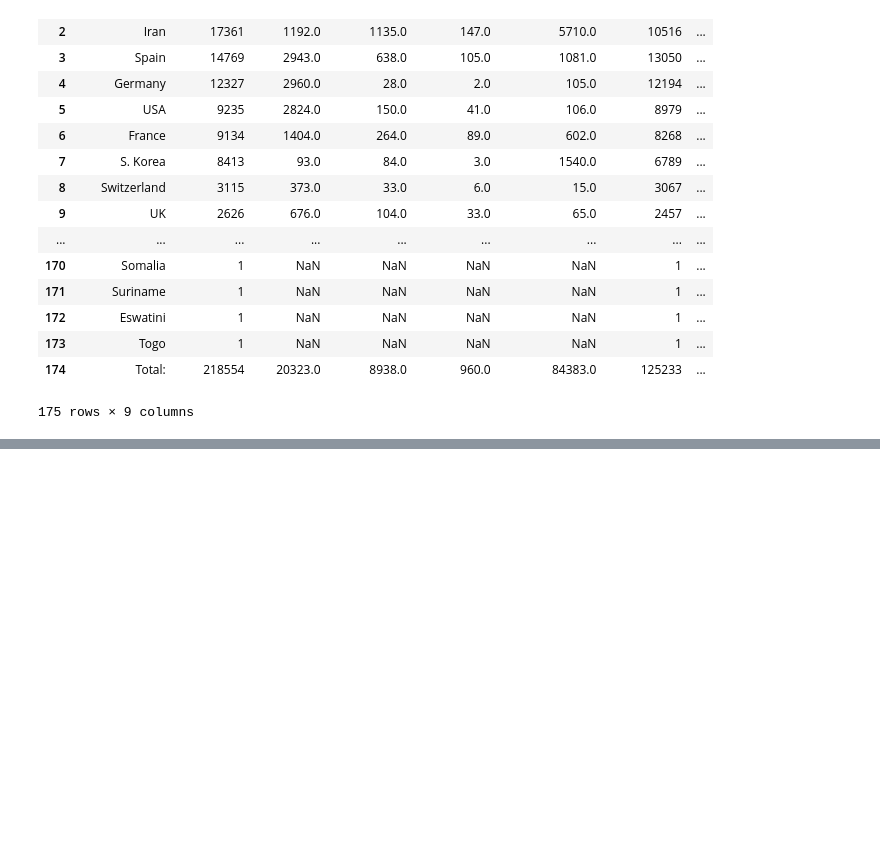
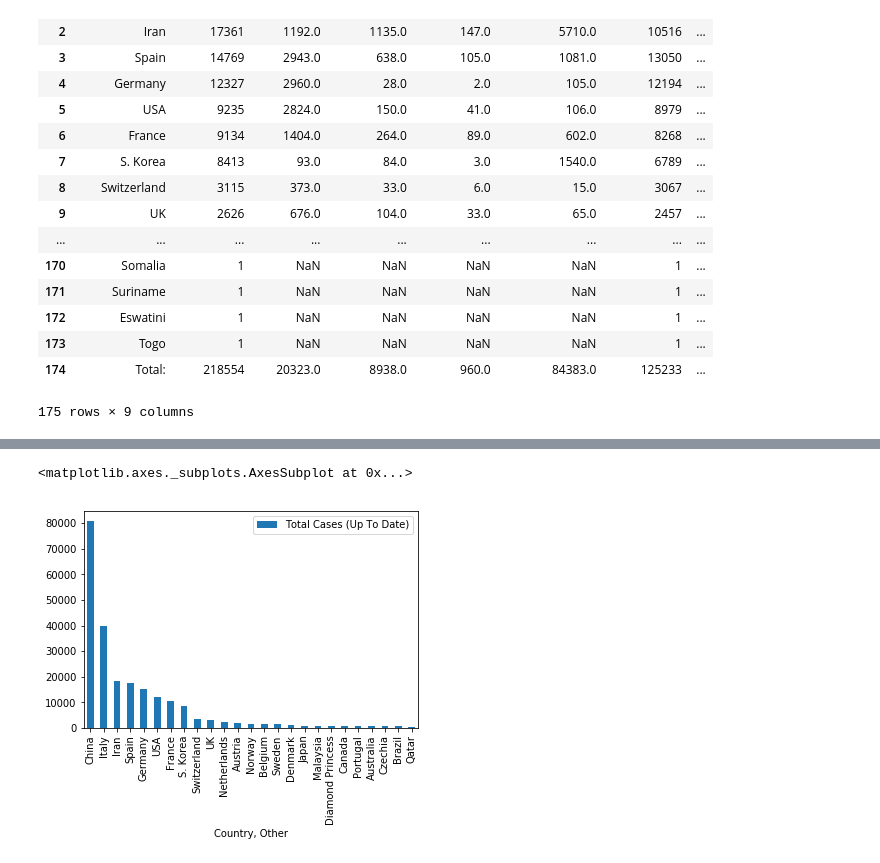
Before and after one commit to shahsajil/COVID-19-Python-Project, a Jupyter notebook: Covid_19_PythonProject_2020.ipynb, the cells around one changed output, grey strips where cells are left out. Saved outputs shown, nothing was run; the diff lists cells and outputs as text; code cells hidden in the pictures; blank space fills up the shorter version.

```diff
--- a/Covid_19_PythonProject_2020.ipynb
+++ b/Covid_19_PythonProject_2020.ipynb
@@ -6,3 +7,3 @@ import matplotlib.pyplot as plt
 # %%
 # importing excel dataset into notebook
-df = pd.read_excel (r'C:\Users\sajil\Covid-19 Python Project\COVID_19.xlsx')
+df = pd.read_excel ('Covid_19.xlsx')
@@ -55,0 +63,6 @@ df
+# %%
+# Adding columns (Total Cases and New Cases) and (Total Deaths and New Deaths)
+df["Total Cases (Up To Date)"] = df["Total Cases"]+df["New Cases"]
+df["Total Deaths (Up To Date)"] = df["Total Deaths"]+df["New Deaths"]
+# displaying updated dataset with new columns
+df
@@ -55,0 +88,5 @@ df
+# %%
+# Displaying Total Cases(Up To Date) column only
+totalcases_df = df[["Country, Other", "Total Cases (Up To Date)"]]
+#sorting the dataset in descending order
+totalcases_df.sort_values("Total Cases (Up To Date)", ascending=False)
@@ -55,0 +112,6 @@ df
+# %%
+#plotting the above dataset to show the top 25 country who has more total cases(up to date)
+totalcases_df[['Country, Other', 'Total Cases (Up To Date)']].set_index ('Country, Other')[:25].plot.bar()
+# %% [output]
+<matplotlib.axes._subplots.AxesSubplot at 0x...>
+[figure, added]
```
Also changed, not shown: parts of 13 cells of this notebook, 3 other files.
